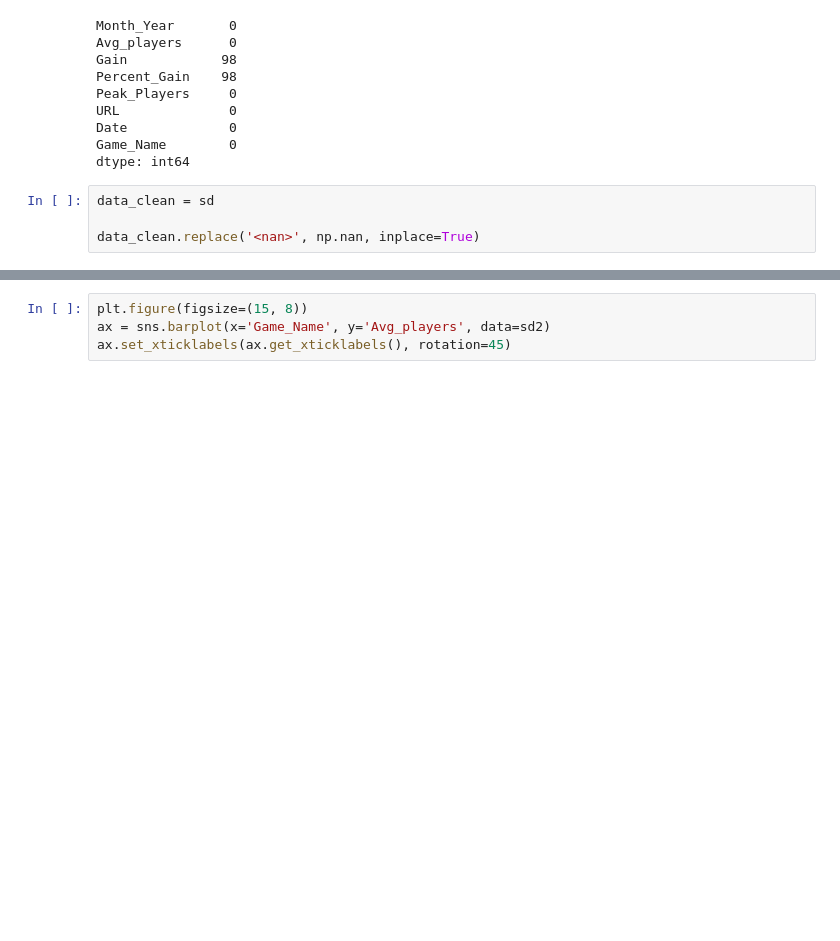
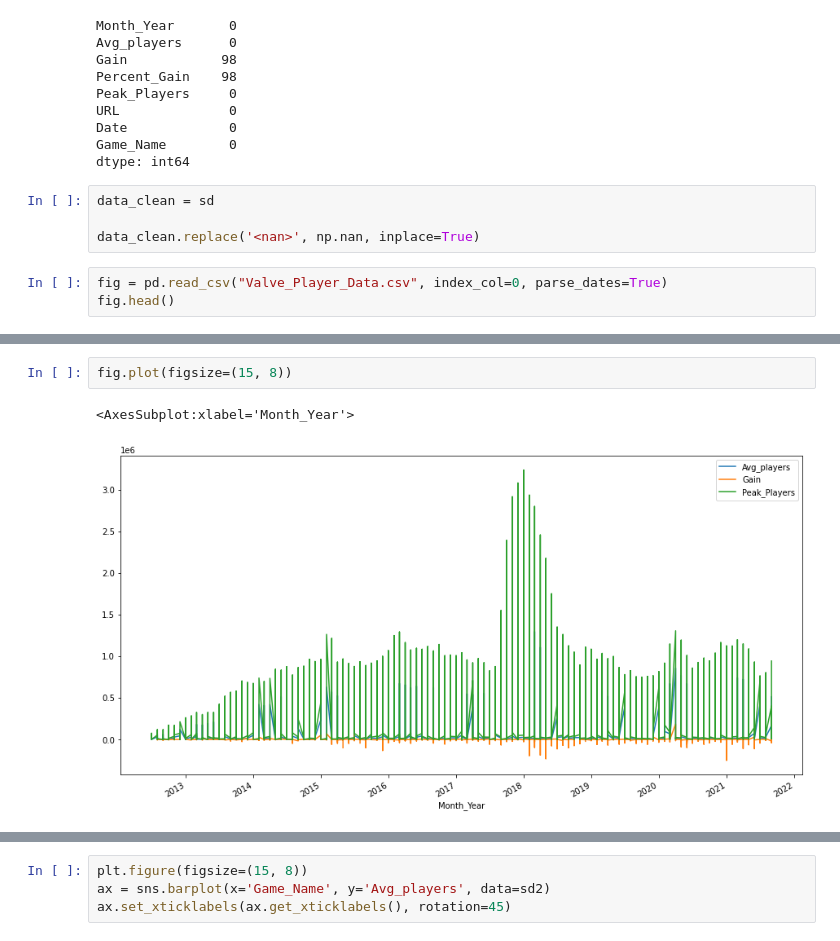
Before and after one commit to Ambush3/Steam-Gamer-Data, a Jupyter notebook: Steam Data.ipynb, the cells around one changed output, grey strips where cells are left out. Drawn from its saved outputs; the diff is of its cells as text; blank space fills up the shorter version.

Commit message:
Plotting

```diff
--- a/Steam Data.ipynb
+++ b/Steam Data.ipynb
@@ -67,3 +66,6 @@ dtype: int64
 data_clean = sd
 
 data_clean.replace('<nan>', np.nan, inplace=True)
+# %%
+fig = pd.read_csv("Valve_Player_Data.csv", index_col=0, parse_dates=True)
+fig.head()
@@ -69,0 +80,5 @@ data_clean.replace('<nan>', np.nan, inplace=True)
+# %%
+fig.plot(figsize=(15, 8))
+# %% [output]
+<AxesSubplot:xlabel='Month_Year'>
+[figure, added]
```
Also changed, not shown: parts of 9 cells of this notebook.
